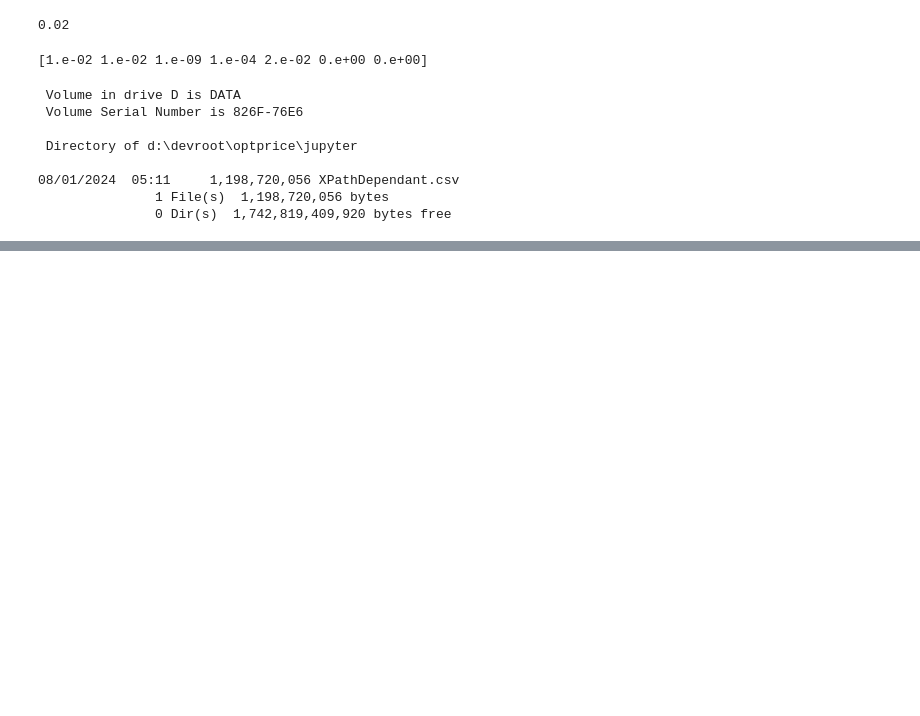
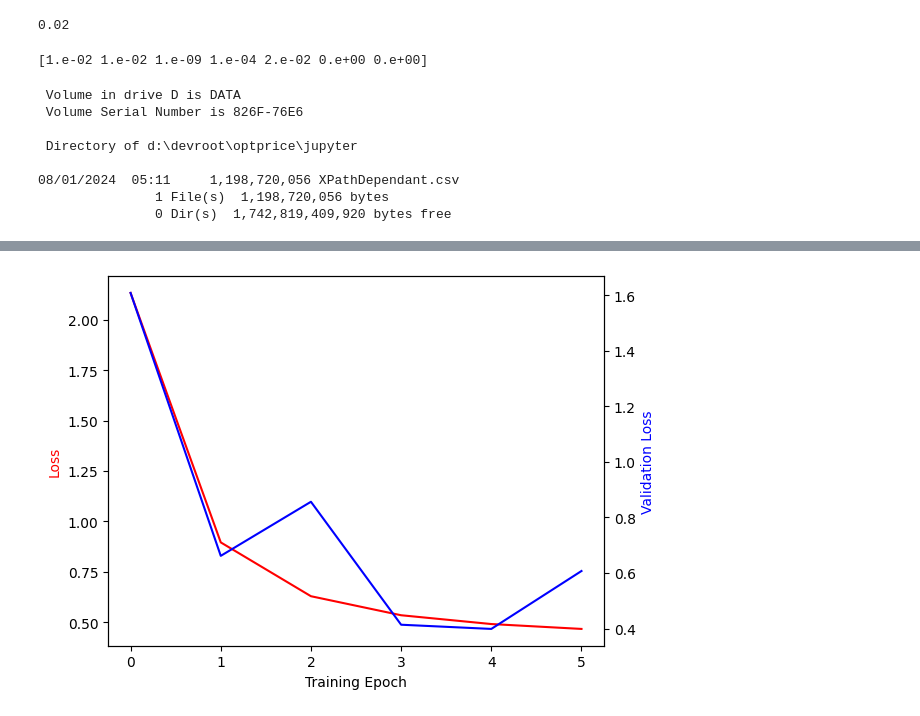
Before and after one commit to parrisma/optprice, a Jupyter notebook: jupyter/optprice.ipynb, the cells around one changed output, grey strips where cells are left out. Drawn from its saved outputs; the diff is of its cells as text; code cells hidden in the pictures; blank space fills up the shorter version.

Commit message:
first version of path dependent training working

```diff
--- a/jupyter/optprice.ipynb
+++ b/jupyter/optprice.ipynb
@@ -1765,16 +1761 @@ model = create_deeper_neural_net2(input_dim = 7)
-# %%
-X_train, X_test, Y_train, Y_test = train_test_split(Xd, Yd, test_size=0.33)
-X_train = np.asarray(X_train)
-X_test = np.asarray(X_test)
-Y_train = np.asarray(Y_train)
-Y_test = np.asarray(Y_test)
-# %%
-history = model.fit(
-    X_train,
-    Y_train,
-    batch_size=256,
-    epochs=20,
-    verbose=1,
-    validation_data=(X_test, Y_test)
-)
 # %%
@@ -1891,0 +1876,20 @@ def bulk_fit(X_all: np.ndarray,
+# %%
+# Load training data
+#
+df = pd.read_csv('binomial_training.csv')
+
+# Separate X and Y
+#
+Yd = ((df.iloc[:,-1]).to_numpy())
+Xd = ((df.iloc[:,0:7]).to_numpy())
+
+# Create model to train.
+#
+model = create_deeper_neural_net2(input_dim = np.shape(Xd)[1])
+# %%
+# Train the model.
+#
+model, loss, val_loss = bulk_fit(Xd,
+                                 Yd,
+                                 model,
+                                 num_epoch=15)
@@ -1891,0 +1914,6 @@ def bulk_fit(X_all: np.ndarray,
+# %%
+# Examine the training
+#
+plot_training_history(loss, val_loss, skip=6)
+# %% [output]
+[figure, added]
```
Also changed, not shown: parts of 9 cells of this notebook.
